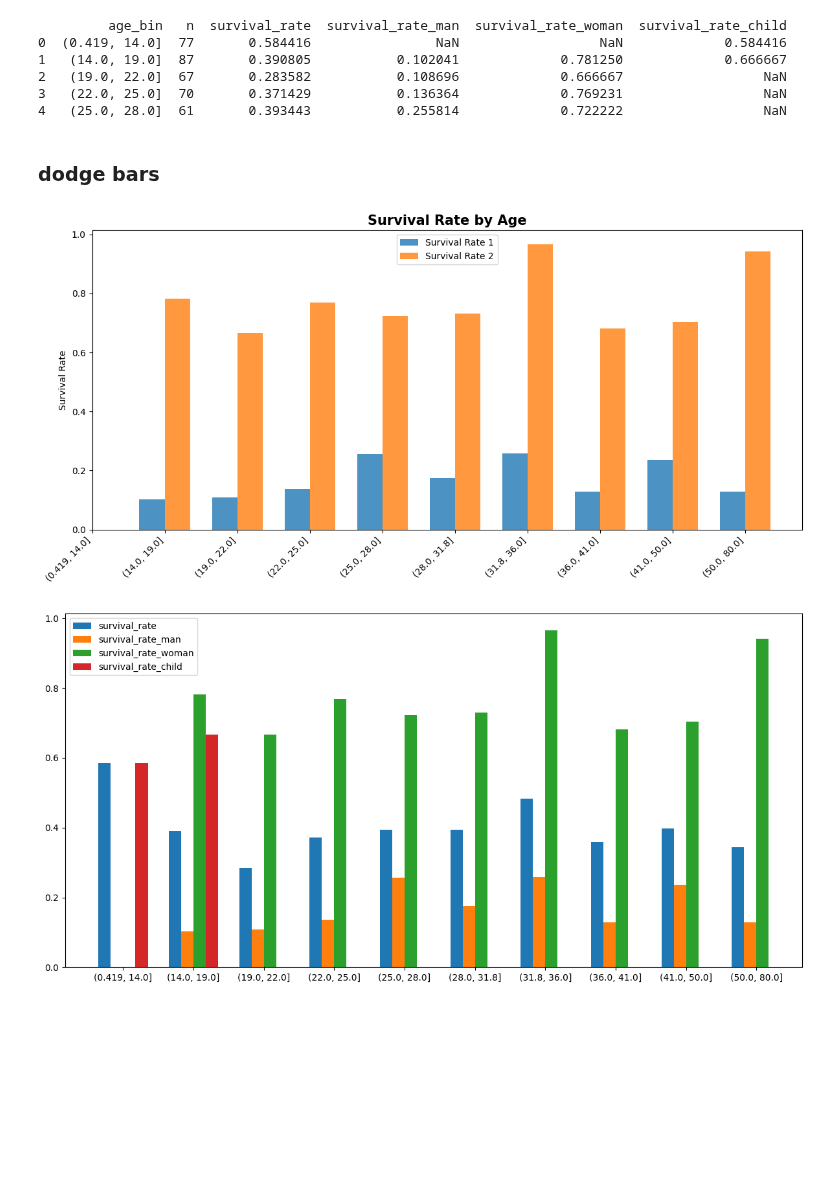
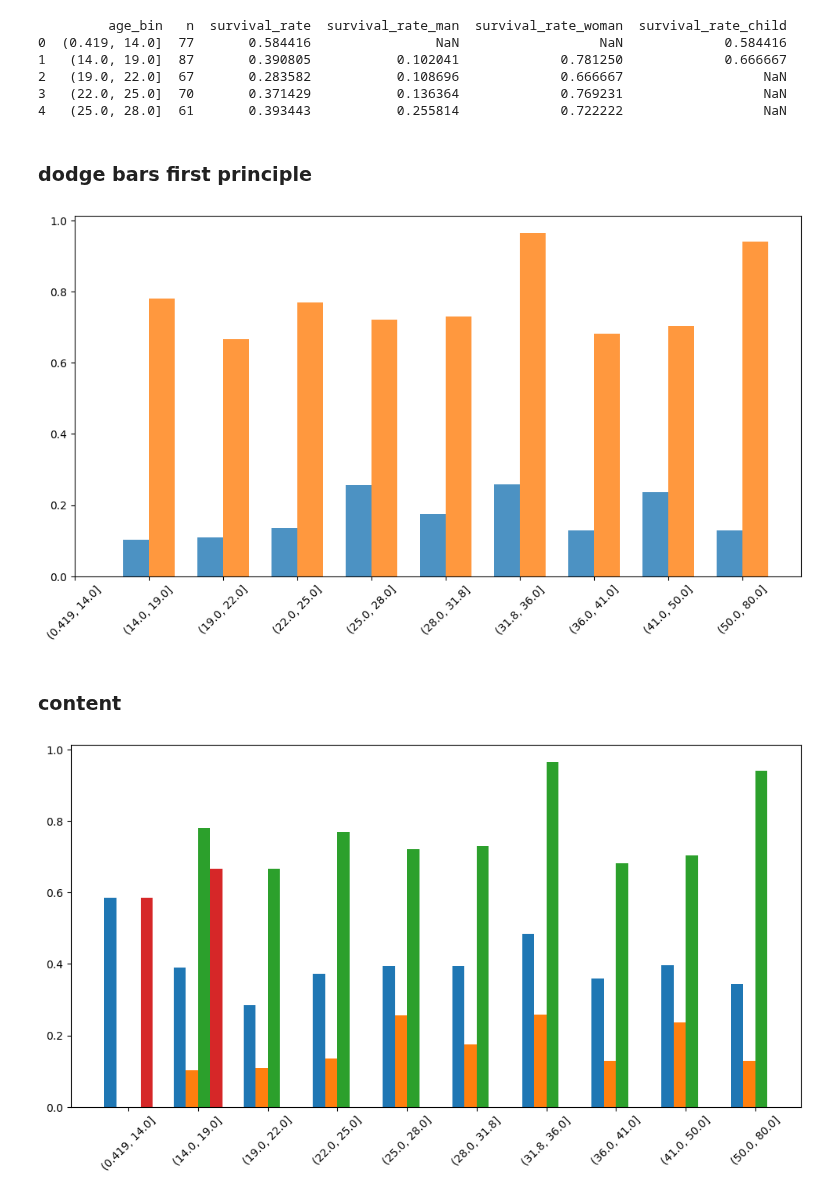
Before and after one commit to 0xdomyz/python_collection, a Jupyter notebook: plot/plotting/content_side_by_side_bars.ipynb, the cells around one changed output. Drawn from its saved outputs; the diff is of its cells as text; code cells hidden in the pictures; blank space fills up the shorter version.

Commit message:
reorganize plots

```diff
--- a/plot/plotting/content_side_by_side_bars.ipynb
+++ b/plot/plotting/content_side_by_side_bars.ipynb
@@ -19,7 +19,7 @@ def plot_n_side_by_side_bars(
 # %% [markdown]
 ### set up data
 # %%
-df = pd.read_csv("titanic.csv")
+df = pd.read_csv("data/titanic.csv")
 df.shape
 print(df.head().to_string())
 # %% [output]
@@ -49,49 +49,41 @@ print(pdf.head().to_string())
 3   (22.0, 25.0]  70       0.371429           0.136364             0.769231                  NaN
 4   (25.0, 28.0]  61       0.393443           0.255814             0.722222                  NaN
 # %% [markdown]
-### dodge bars
+### dodge bars first principle
 # %%
 fig, ax = plt.subplots(figsize=(12, 6))
 
-ax.set_title(f"Survival Rate by Age", fontsize=15, fontweight="bold")
-
-x_ticklabels = pdf["age_bin"].astype(str)
-x = np.arange(len(x_ticklabels))
-width = 0.35  # width of the bars
+x = np.arange(len(pdf["age_bin"]))
+width = 0.35
 
 ax.bar(
     x - width/2,
     pdf["survival_rate_man"],
     width=width,
     alpha=0.8,
     label="Survival Rate 1",
 )
 ax.bar(
     x + width/2,
     pdf["survival_rate_woman"],
     width=width,
     alpha=0.8,
     label="Survival Rate 2",
 )
 
-ax.set_xticks(x)
-ax.set_xticklabels(x_ticklabels, rotation=45, ha="right")
-ax.set_ylabel("Survival Rate")
-ax.legend()
-plt.tight_layout()
-plt.show()
+_ = ax.set_xticks(x, labels=pdf["age_bin"].astype(str), rotation=45)
 # %% [output]
-[figure, old version]
+[figure, new version]
+# %% [markdown]
+### content
 # %%
 fig, ax = plt.subplots(1, 1, figsize=(12, 6))
 
-x_ticklabels = pdf["age_bin"]
-x_ticks = np.arange(len(x_ticklabels))
+x_ticks = np.arange(pdf.shape[0])
+x_ticklabels = pdf["age_bin"].astype(str)
 y_data = pdf[["survival_rate", "survival_rate_man", "survival_rate_woman", "survival_rate_child"]]
 
 plot_n_side_by_side_bars(ax, x_ticks, y_data)
-ax.set_xticks(x_ticks, labels=x_ticklabels)
-ax.legend()
-plt.tight_layout()
+_ = ax.set_xticks(x_ticks, labels=x_ticklabels, rotation=45)
 # %% [output]
-[figure, old version]
+[figure, new version]
```
Also changed, not shown: parts of 1 cell of this notebook, 5 other files.
